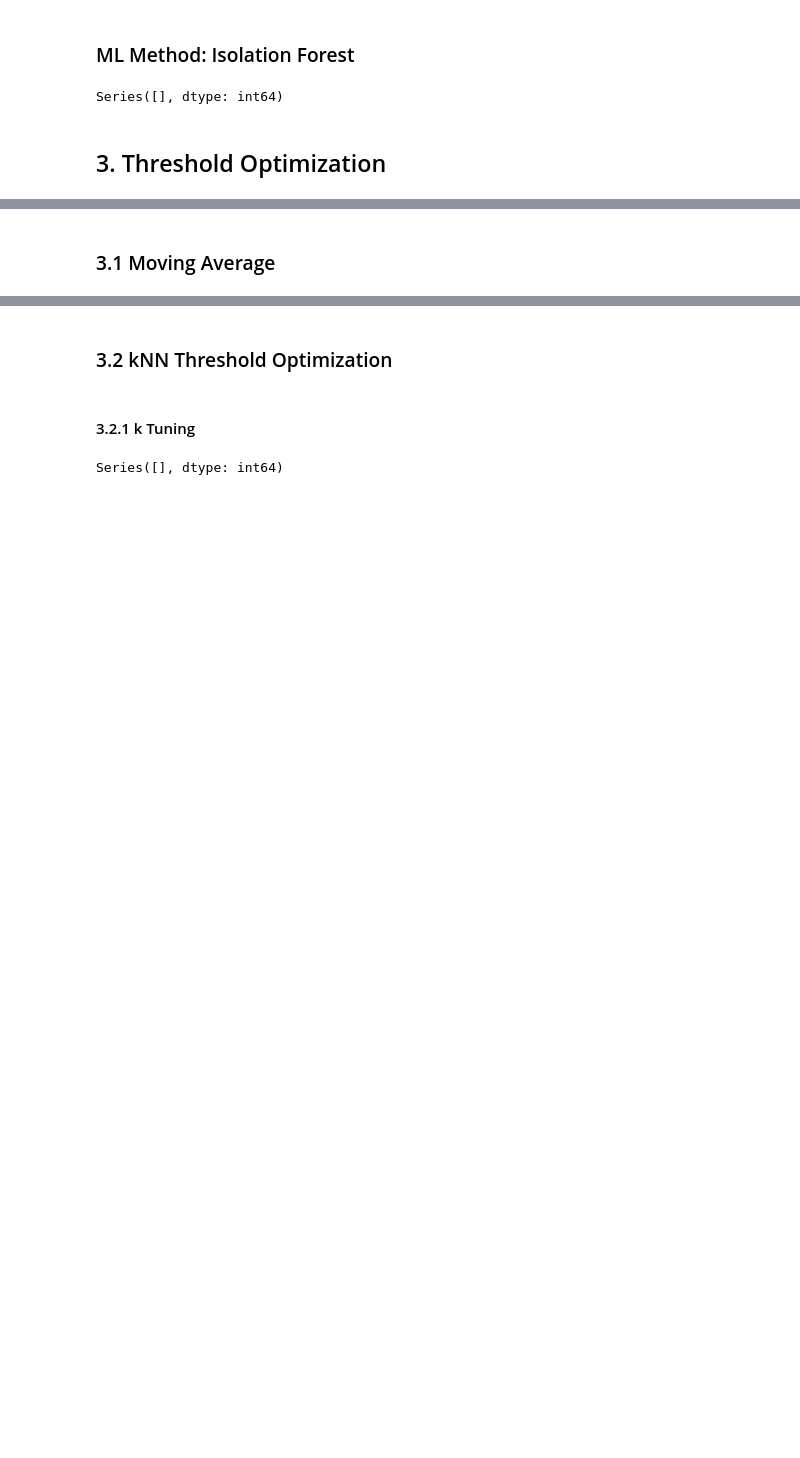
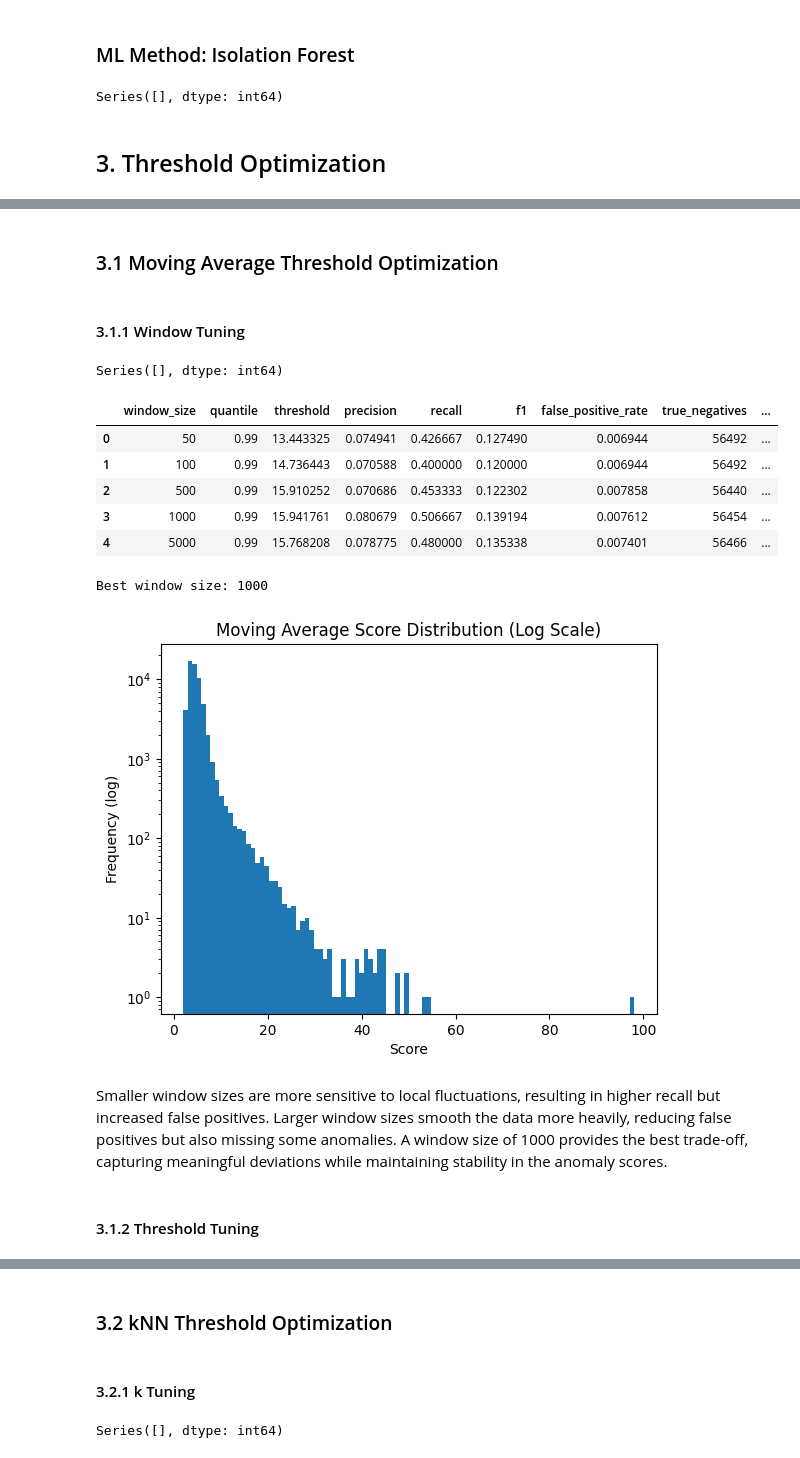
Before and after one commit to BradleyBravender/ece447-project, a Jupyter notebook: AnomalyDetection.ipynb, the cells around one changed output, grey strips where cells are left out. Saved outputs shown, nothing was run; the diff lists cells and outputs as text; code cells hidden in the pictures; blank space fills up the shorter version.

```diff
--- a/AnomalyDetection.ipynb
+++ b/AnomalyDetection.ipynb
@@ -290,2 +291,4 @@ Requirement already satisfied: pyasn1<0.5.0,>=0.4.6 in /home/brad/miniconda3/env
 # %% [markdown]
-### 3.1 Moving Average
+### 3.1 Moving Average Threshold Optimization
+# %% [markdown]
+#### 3.1.1 Window Tuning
@@ -291,0 +369,47 @@ Requirement already satisfied: pyasn1<0.5.0,>=0.4.6 in /home/brad/miniconda3/env
+# %%
+# Run window tuning
+window_sizes = [50, 100, 500, 1000, 5000]
+
+X_train, X_test, y_train, y_test = get_dataset()
+
+ma_window_results_df = tune_moving_average_window(
+    X_train,
+    X_test,
+    y_test,
+    window_sizes,
+    quantile=0.99
+)
+
+display(ma_window_results_df)
+
+best_window = int(ma_window_results_df.sort_values(by="f1", ascending=False).iloc[0]["window_size"])
+print("Best window size:", best_window)
+
+ma_output = moving_average_detector(
+    X_train=X_train,
+    X_test=X_test,
+    y_test=y_test,
+    window_size=best_window,
+    quantile=0.99
+)
+
+plt.hist(ma_output["scores"].dropna(), bins=100)
+plt.yscale("log")
+plt.title("Moving Average Score Distribution (Log Scale)")
+plt.xlabel("Score")
+plt.ylabel("Frequency (log)")
+plt.show()
+# %% [output]
+Series([], dtype: int64)
+|  | window_size | quantile | threshold | precision | recall | f1 | false_positive_rate | true_negatives | ... |
+| 0 | 50 | 0.99 | 13.443325 | 0.074941 | 0.426667 | 0.127490 | 0.006944 | 56492 | ... |
+| 1 | 100 | 0.99 | 14.736443 | 0.070588 | 0.400000 | 0.120000 | 0.006944 | 56492 | ... |
+| 2 | 500 | 0.99 | 15.910252 | 0.070686 | 0.453333 | 0.122302 | 0.007858 | 56440 | ... |
+| 3 | 1000 | 0.99 | 15.941761 | 0.080679 | 0.506667 | 0.139194 | 0.007612 | 56454 | ... |
+| 4 | 5000 | 0.99 | 15.768208 | 0.078775 | 0.480000 | 0.135338 | 0.007401 | 56466 | ... |
+Best window size: 1000
+[figure, added]
+# %% [markdown]
+Smaller window sizes are more sensitive to local fluctuations, resulting in higher recall but increased false positives. Larger window sizes smooth the data more heavily, reducing false positives but also missing some anomalies. A window size of 1000 provides the best trade-off, capturing meaningful deviations while maintaining stability in the anomaly scores.
+# %% [markdown]
+#### 3.1.2 Threshold Tuning
```
Also changed, not shown: parts of 21 cells of this notebook.
